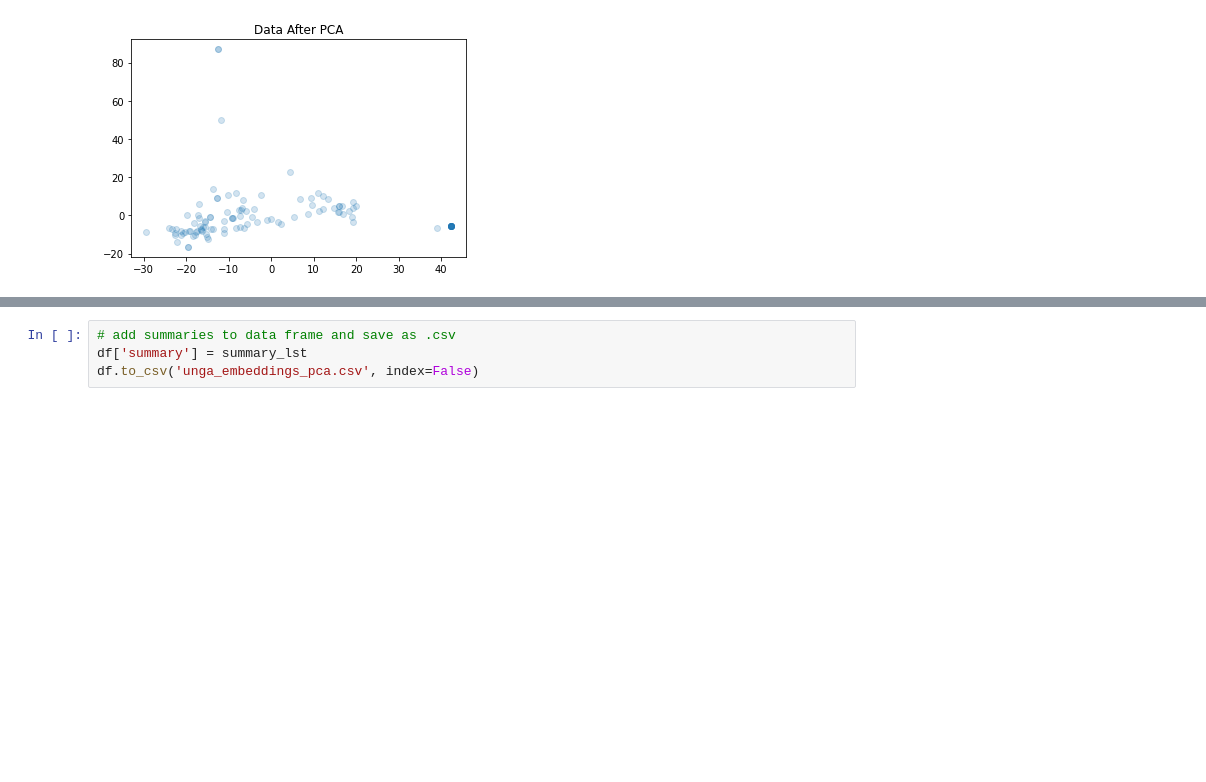
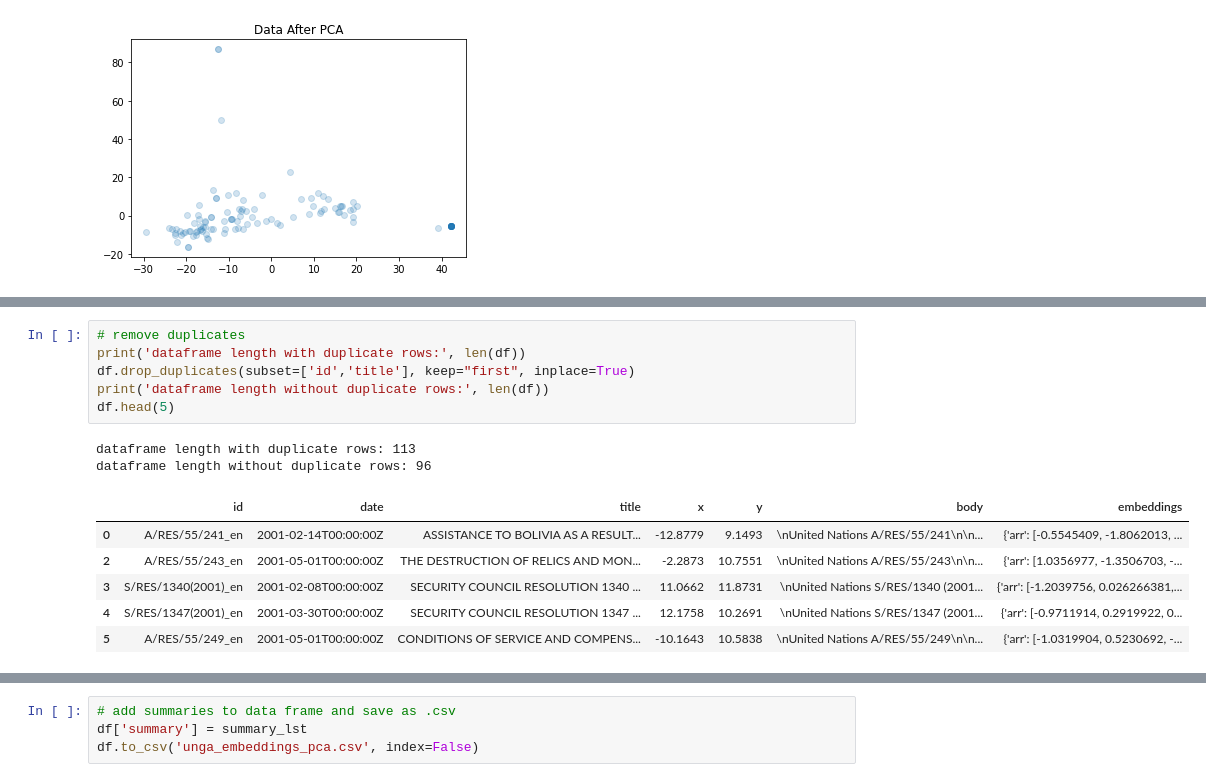
Before and after one commit to ashley-ferreira/SheHacks_7, a Jupyter notebook: unga_json.ipynb, the cells around one changed output, grey strips where cells are left out. Saved outputs shown, nothing was run; the diff lists cells and outputs as text; blank space fills up the shorter version.

```diff
--- a/unga_json.ipynb
+++ b/unga_json.ipynb
@@ -150,2 +145,17 @@ dataframe length without duplicate rows: 94
+# %%
+# remove duplicates
+print('dataframe length with duplicate rows:', len(df))
+df.drop_duplicates(subset=['id','title'], keep="first", inplace=True)
+print('dataframe length without duplicate rows:', len(df))
+df.head(5)
+# %% [output]
+dataframe length with duplicate rows: 113
+dataframe length without duplicate rows: 96
+|  | id | date | title | x | y | body | embeddings |
+| 0 | A/RES/55/241_en | 2001-02-14T00:00:00Z | ASSISTANCE TO BOLIVIA AS A RESULT... | -12.8779 | 9.1493 | \nUnited Nations A/RES/55/241\n\n... | {'arr': [-0.5545409, -1.8062013, ... |
+| 2 | A/RES/55/243_en | 2001-05-01T00:00:00Z | THE DESTRUCTION OF RELICS AND MON... | -2.2873 | 10.7551 | \nUnited Nations A/RES/55/243\n\n... | {'arr': [1.0356977, -1.3506703, -... |
+| 3 | S/RES/1340(2001)_en | 2001-02-08T00:00:00Z | SECURITY COUNCIL RESOLUTION 1340 ... | 11.0662 | 11.8731 | \nUnited Nations S/RES/1340 (2001... | {'arr': [-1.2039756, 0.026266381,... |
+| 4 | S/RES/1347(2001)_en | 2001-03-30T00:00:00Z | SECURITY COUNCIL RESOLUTION 1347 ... | 12.1758 | 10.2691 | \nUnited Nations S/RES/1347 (2001... | {'arr': [-0.9711914, 0.2919922, 0... |
+| 5 | A/RES/55/249_en | 2001-05-01T00:00:00Z | CONDITIONS OF SERVICE AND COMPENS... | -10.1643 | 10.5838 | \nUnited Nations A/RES/55/249\n\n... | {'arr': [-1.0319904, 0.5230692, -... |
 # %% [markdown]
 ### Summarize
```
Also changed, not shown: parts of 9 cells of this notebook, 13 other files.
